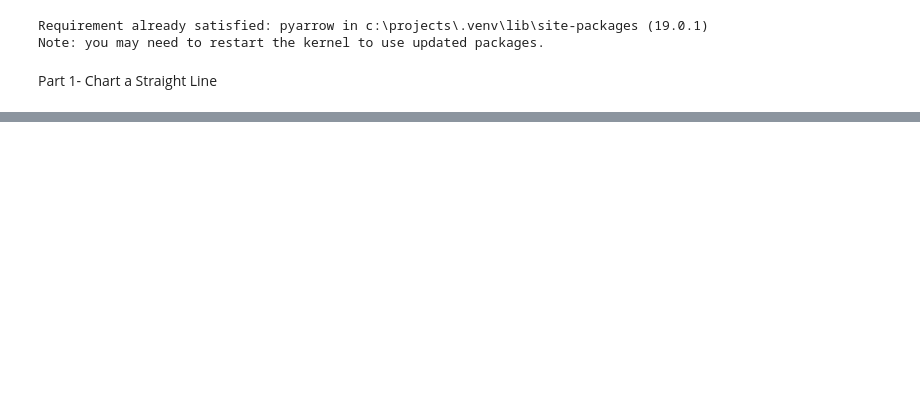
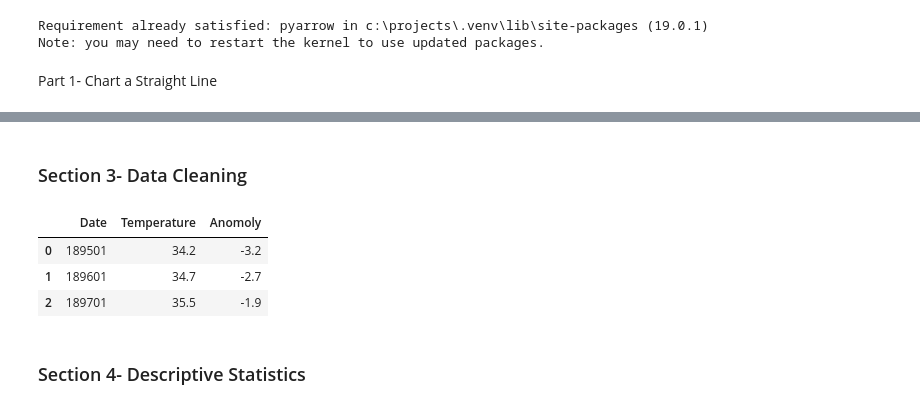
Before and after one commit to bfuemmeler/datafun-07-ml, a Jupyter notebook: brenda_ml.ipynb, the cells around one changed output, grey strips where cells are left out. Drawn from its saved outputs; the diff is of its cells as text; code cells hidden in the pictures; blank space fills up the shorter version.

```diff
--- a/brenda_ml.ipynb
+++ b/brenda_ml.ipynb
@@ -45,0 +90,13 @@ plt.show()
+# %% [markdown]
+### Section 3- Data Cleaning
+# %%
+nyc_df.columns = ['Date', 'Temperature', 'Anomoly']
+
+nyc_df.head(3)
+# %% [output]
+|  | Date | Temperature | Anomoly |
+| 0 | 189501 | 34.2 | -3.2 |
+| 1 | 189601 | 34.7 | -2.7 |
+| 2 | 189701 | 35.5 | -1.9 |
+# %% [markdown]
+### Section 4- Descriptive Statistics
```
Also changed, not shown: parts of 18 cells of this notebook, 1 other file.
